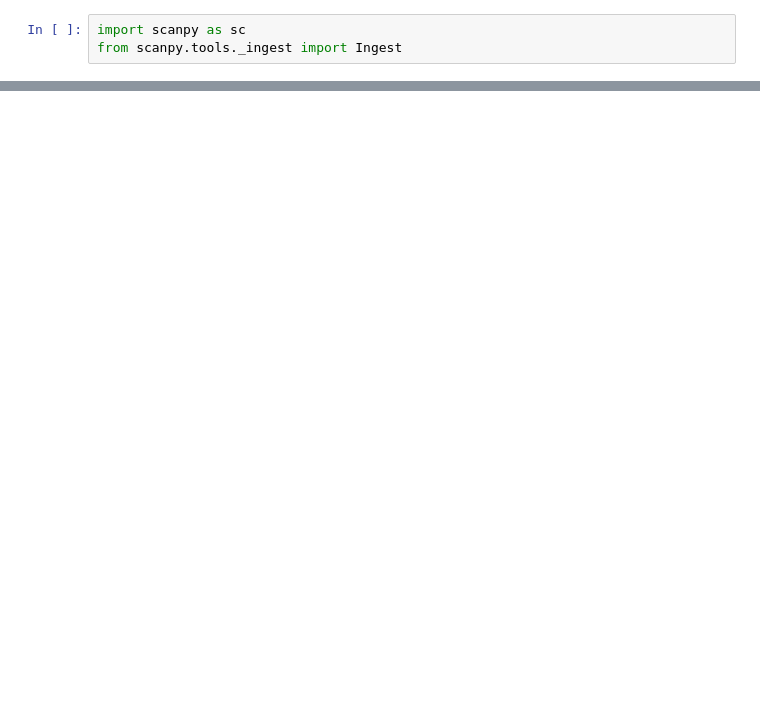
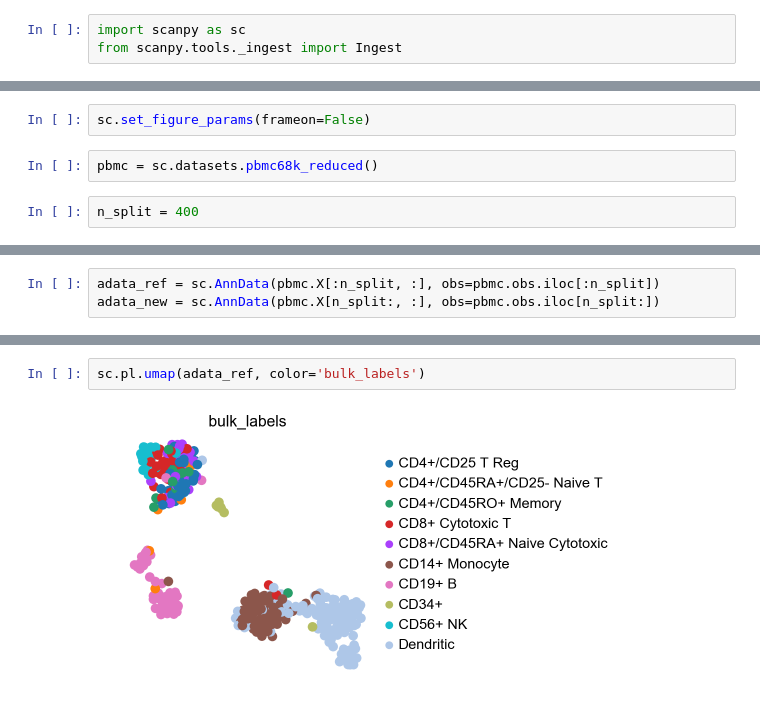
Before and after one commit to Koncopd/anndata-scanpy-benchmarks, a Jupyter notebook: use_Ingest.ipynb, the cells around one changed output, grey strips where cells are left out. Drawn from its saved outputs; the diff is of its cells as text; blank space fills up the shorter version.

```diff
--- a/use_Ingest.ipynb
+++ b/use_Ingest.ipynb
@@ -57,0 +4,6 @@ adata_small.obs['louvain'].shape
+# %%
+sc.set_figure_params(frameon=False)
+# %%
+pbmc = sc.datasets.pbmc68k_reduced()
+# %%
+n_split = 400
@@ -57,0 +19,3 @@ adata_small.obs['louvain'].shape
+# %%
+adata_ref = sc.AnnData(pbmc.X[:n_split, :], obs=pbmc.obs.iloc[:n_split])
+adata_new = sc.AnnData(pbmc.X[n_split:, :], obs=pbmc.obs.iloc[n_split:])
@@ -57,0 +89,4 @@ adata_small.obs['louvain'].shape
+# %%
+sc.pl.umap(adata_ref, color='bulk_labels')
+# %% [output]
+[figure, added]
```
Also changed, not shown: parts of 34 cells of this notebook.
